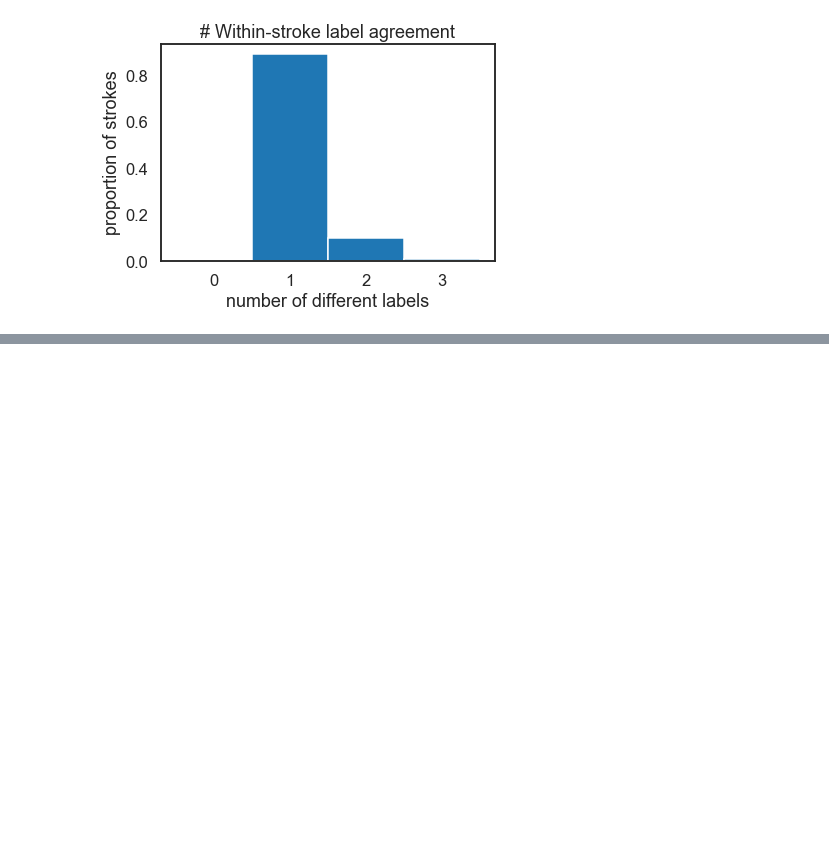
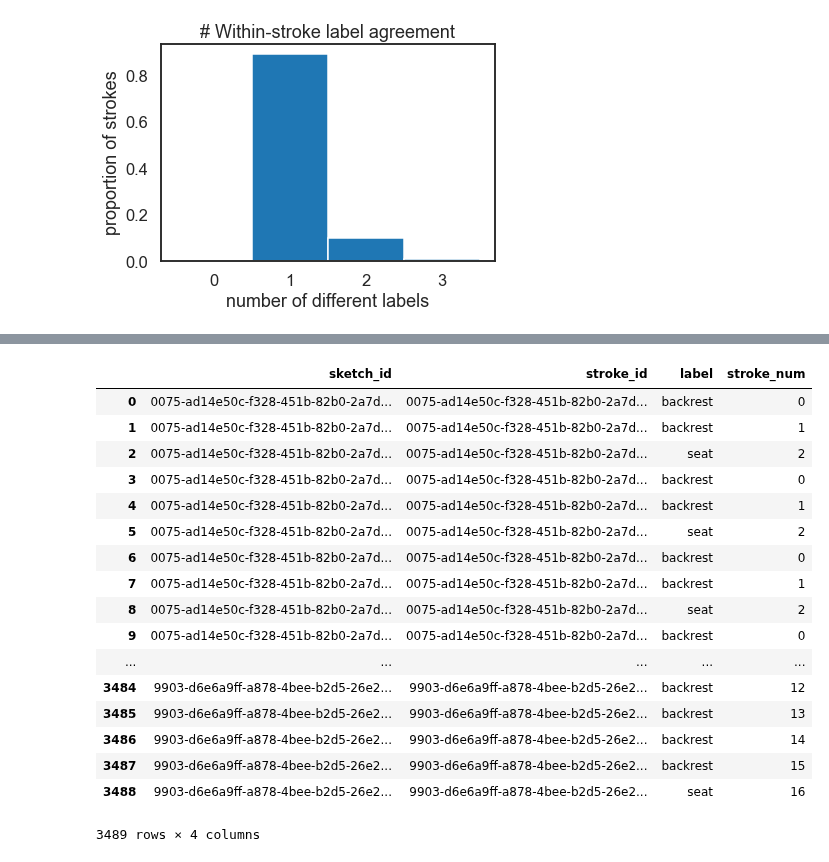
Before and after one commit to cogtoolslab/semantic_parts, a Jupyter notebook: analysis/kushinm/svg_annotation_analysis.ipynb, the cells around one changed output, grey strips where cells are left out. Saved outputs shown, nothing was run; the diff lists cells and outputs as text; code cells hidden in the pictures; blank space fills up the shorter version.

```diff
--- a/analysis/kushinm/svg_annotation_analysis.ipynb
+++ b/analysis/kushinm/svg_annotation_analysis.ipynb
@@ -597,0 +563,5 @@ for this_sketch_id in unique_sketches:
+# %%
+###Grouping by stroke_id and setting column values to modal ones (we want this for stroke labels) because that's what we're interested in for
+##our next few analyses
+
+stroke_df= D.groupby(['stroke_id']).agg(lambda x:x.value_counts().index[0])
@@ -598,3 +590,43 @@ for this_sketch_id in unique_sketches:
+# %%
+stroke_vector=np.zeros((len(stroke_df),4), dtype='a50')
+# %%
+##Creating a new vector where each row is a stroke with its corresponding sketch_id, label, and stroke_order
+
+unique_sketches  = np.unique(stroke_df['sketch_id'])
+_ind=0
+for sketch in unique_sketches:
+    stroke_df0=stroke_df[stroke_df['sketch_id']==sketch]
+    unique_strokes = np.unique(stroke_df0['stroke_num'])
+
+    for s,this_stroke in enumerate(unique_strokes):
+        stroke_df1=stroke_df0[stroke_df0['stroke_num']==this_stroke]
+        label= stroke_df1['label'][0]
+        stroke_vector[_ind,]= [stroke_df1['sketch_id'][0],stroke_df1.index[0],label,stroke_df1['stroke_num'][0]]
+        _ind+=1
+# %%
+#Creating a dataframe from our new vector
+stroke_df_lite= pd.DataFrame(data=stroke_vector, columns = ['sketch_id','stroke_id','label','stroke_num'])
+# %%
+stroke_df_lite
+# %% [output]
+|  | sketch_id | stroke_id | label | stroke_num |
+| 0 | 0075-ad14e50c-f328-451b-82b0-2a7d... | 0075-ad14e50c-f328-451b-82b0-2a7d... | backrest | 0 |
+| 1 | 0075-ad14e50c-f328-451b-82b0-2a7d... | 0075-ad14e50c-f328-451b-82b0-2a7d... | backrest | 1 |
+| 2 | 0075-ad14e50c-f328-451b-82b0-2a7d... | 0075-ad14e50c-f328-451b-82b0-2a7d... | seat | 2 |
+| 3 | 0075-ad14e50c-f328-451b-82b0-2a7d... | 0075-ad14e50c-f328-451b-82b0-2a7d... | backrest | 0 |
+| 4 | 0075-ad14e50c-f328-451b-82b0-2a7d... | 0075-ad14e50c-f328-451b-82b0-2a7d... | backrest | 1 |
+| 5 | 0075-ad14e50c-f328-451b-82b0-2a7d... | 0075-ad14e50c-f328-451b-82b0-2a7d... | seat | 2 |
+| 6 | 0075-ad14e50c-f328-451b-82b0-2a7d... | 0075-ad14e50c-f328-451b-82b0-2a7d... | backrest | 0 |
+| 7 | 0075-ad14e50c-f328-451b-82b0-2a7d... | 0075-ad14e50c-f328-451b-82b0-2a7d... | backrest | 1 |
+| 8 | 0075-ad14e50c-f328-451b-82b0-2a7d... | 0075-ad14e50c-f328-451b-82b0-2a7d... | seat | 2 |
+| 9 | 0075-ad14e50c-f328-451b-82b0-2a7d... | 0075-ad14e50c-f328-451b-82b0-2a7d... | backrest | 0 |
+| ... | ... | ... | ... | ... |
+| 3484 | 9903-d6e6a9ff-a878-4bee-b2d5-26e2... | 9903-d6e6a9ff-a878-4bee-b2d5-26e2... | backrest | 12 |
+| 3485 | 9903-d6e6a9ff-a878-4bee-b2d5-26e2... | 9903-d6e6a9ff-a878-4bee-b2d5-26e2... | backrest | 13 |
+| 3486 | 9903-d6e6a9ff-a878-4bee-b2d5-26e2... | 9903-d6e6a9ff-a878-4bee-b2d5-26e2... | backrest | 14 |
+| 3487 | 9903-d6e6a9ff-a878-4bee-b2d5-26e2... | 9903-d6e6a9ff-a878-4bee-b2d5-26e2... | backrest | 15 |
+| 3488 | 9903-d6e6a9ff-a878-4bee-b2d5-26e2... | 9903-d6e6a9ff-a878-4bee-b2d5-26e2... | seat | 16 |
+3489 rows × 4 columns
 # %%
 h=sns.distplot(spline_annots_per_stroke,hist=True, kde=False, bins=range(5))
 plt.title('# Variability in spline annotations within strokes')
```
Also changed, not shown: parts of 4 cells of this notebook.
